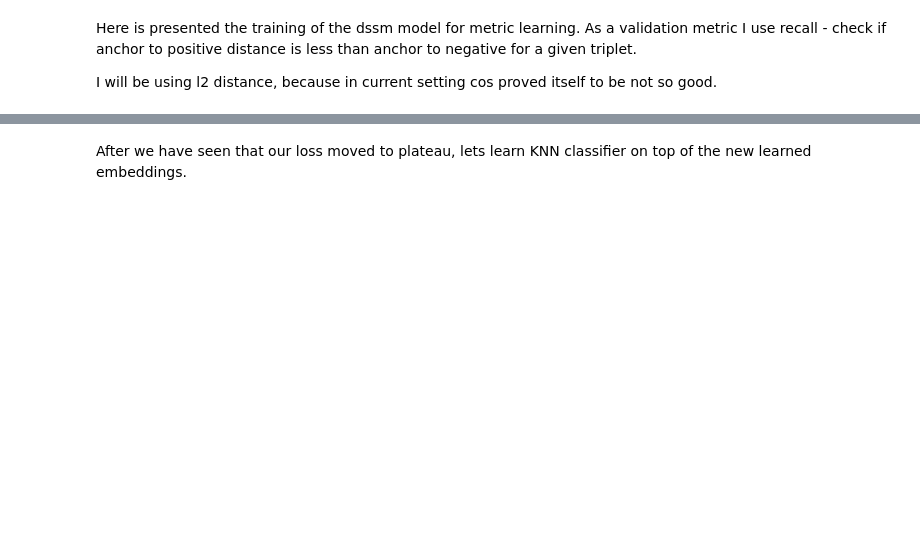
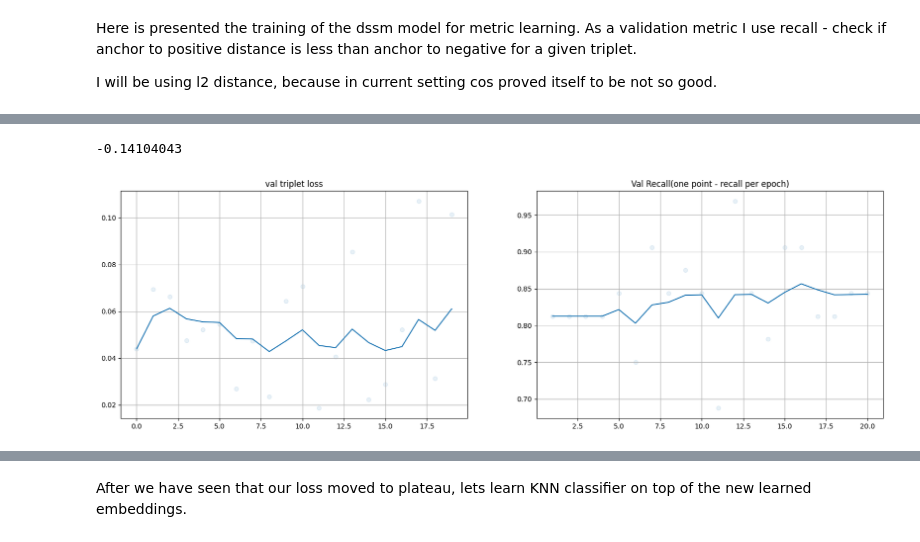
Before and after one commit to runnerup96/metric-learning-in-nlp, a Jupyter notebook: Metric Learning for BERT.ipynb, the cells around one changed output, grey strips where cells are left out. Cells and saved outputs as stored; diff of their text form; code cells hidden in the pictures; blank space fills up the shorter version.

```diff
--- a/Metric Learning for BERT.ipynb
+++ b/Metric Learning for BERT.ipynb
@@ -381,5 +269,15 @@ Number of classes:  90
 # %%
-train_token_ids_array, train_attention_mask_array = create_tranformer_input(train_df['intents'].to_list())
-val_token_ids_array, val_attention_mask_array = create_tranformer_input(val_df['intents'].to_list())
+tr_input_common_params = {
+    "tokenizer": TOKENIZER,
+    "device": DEVICE,
+    "max_length": MAX_LEN,
+}
+
+train_token_ids_array, train_attention_mask_array = create_tranformer_input(
+    train_df["intents"].to_list(), **tr_input_common_params
+)
+val_token_ids_array, val_attention_mask_array = create_tranformer_input(
+    val_df["intents"].to_list(), **tr_input_common_params
+)
 train_token_ids_array.shape, val_token_ids_array.shape
 # %% [output]
@@ -715 +328,44 @@ except KeyboardInterrupt:
+# %%
+compute_silhouette_score(
+    encoder=FROZEN_BERT,
+    number_of_classes=10,
+    target_indexes_dict=train_target_indexes_dict,
+    token_ids_array=train_token_ids_array,
+    attention_mask_array=train_attention_mask_array,
+)
+# %% [output]
+-0.14104043
+# %%
+from src.loops.basic import fit
+
+
+train_generator = TripletGenerator(
+    train_target_indexes_dict,
+    token_ids_storage=train_token_ids_array,
+    attention_storage=train_attention_mask_array,
+)
+
+val_generator = TripletGenerator(
+    val_target_indexes_dict,
+    token_ids_storage=val_token_ids_array,
+    attention_storage=val_attention_mask_array,
+)
+
+metric_bert = MetricBERT(FROZEN_BERT)
+optimizer = optim.Adam(metric_bert.parameters(), lr=2e-5)
+
+
+fit(
+    dataset_passes=20,
+    device=DEVICE,
+    model=metric_bert,
+    optimizer=optimizer,
+    train_generator=train_generator,
+    val_generator=val_generator,
+    train_target_indexes_dict=train_target_indexes_dict,
+    train_token_ids_array=train_token_ids_array,
+    train_attention_mask_array=train_attention_mask_array,
+)
+# %% [output]
+[figure, added]
 # %%
```
Also changed, not shown: parts of 44 cells of this notebook, 8 other files.
